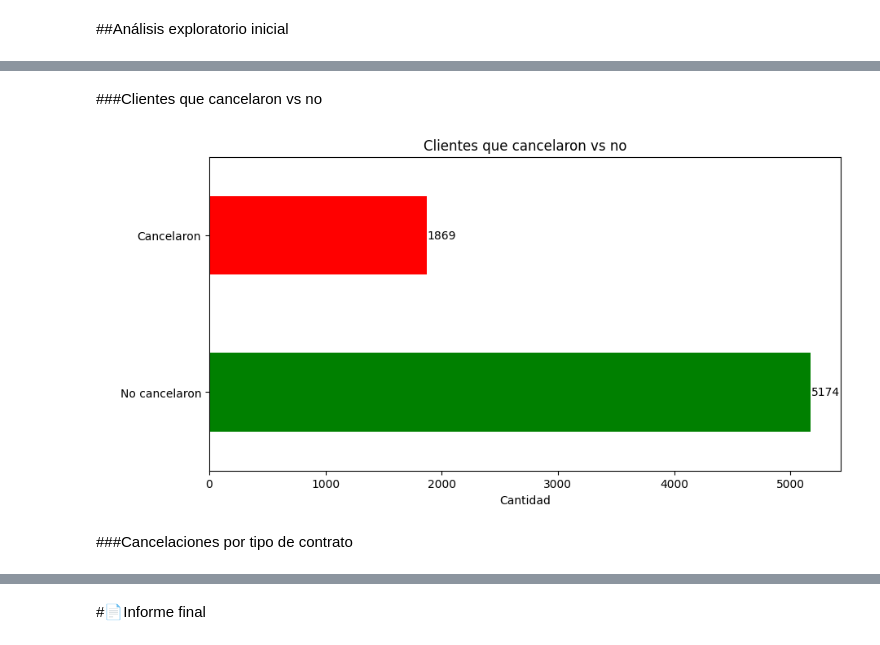
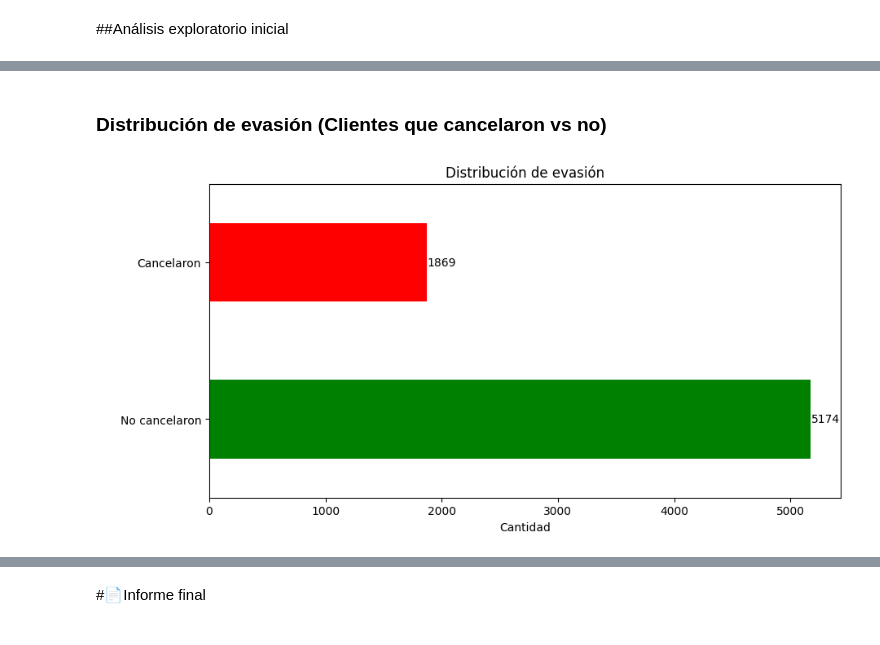
Before and after one commit to Elavat9000/TelecomX_LATAM_challenge2-data-science-LATAM, a Jupyter notebook: TelecomX_Intento2_LATAM.ipynb, the cells around one changed output, grey strips where cells are left out. Drawn from its saved outputs; the diff is of its cells as text; code cells hidden in the pictures.

```diff
--- a/TelecomX_Intento2_LATAM.ipynb
+++ b/TelecomX_Intento2_LATAM.ipynb
@@ -262,4 +276,4 @@ memory usage: 1.2+ MB
 # %% [markdown]
-###Clientes que cancelaron vs no
+### Distribución de evasión (Clientes que cancelaron vs no)
 # %%
 import matplotlib.pyplot as plt
@@ -266,18 +281,16 @@ import matplotlib.pyplot as plt
 # %%
 conteo = df['Churn'].value_counts().rename(index={0: 'No cancelaron', 1: 'Cancelaron'})
 
 fig, ax = plt.subplots(figsize=(10,5))
 conteo.plot(kind='barh', ax=ax, color=['green', 'red'])
-plt.title('Clientes que cancelaron vs no')
+plt.title('Distribución de evasión')
 ax.set_xlabel('Cantidad')
 ax.set_ylabel(' ')
 
 # Mostrar los números al lado de cada barra
 for i, (valor) in enumerate(conteo):
     ax.text(valor + 5, i, str(valor), color='black', fontsize=10, va='center')
 
 plt.show()
 # %% [output]
-[figure, old version]
+[figure, new version]
-# %% [markdown]
-###Cancelaciones por tipo de contrato
```
Also changed, not shown: parts of 20 cells of this notebook.
